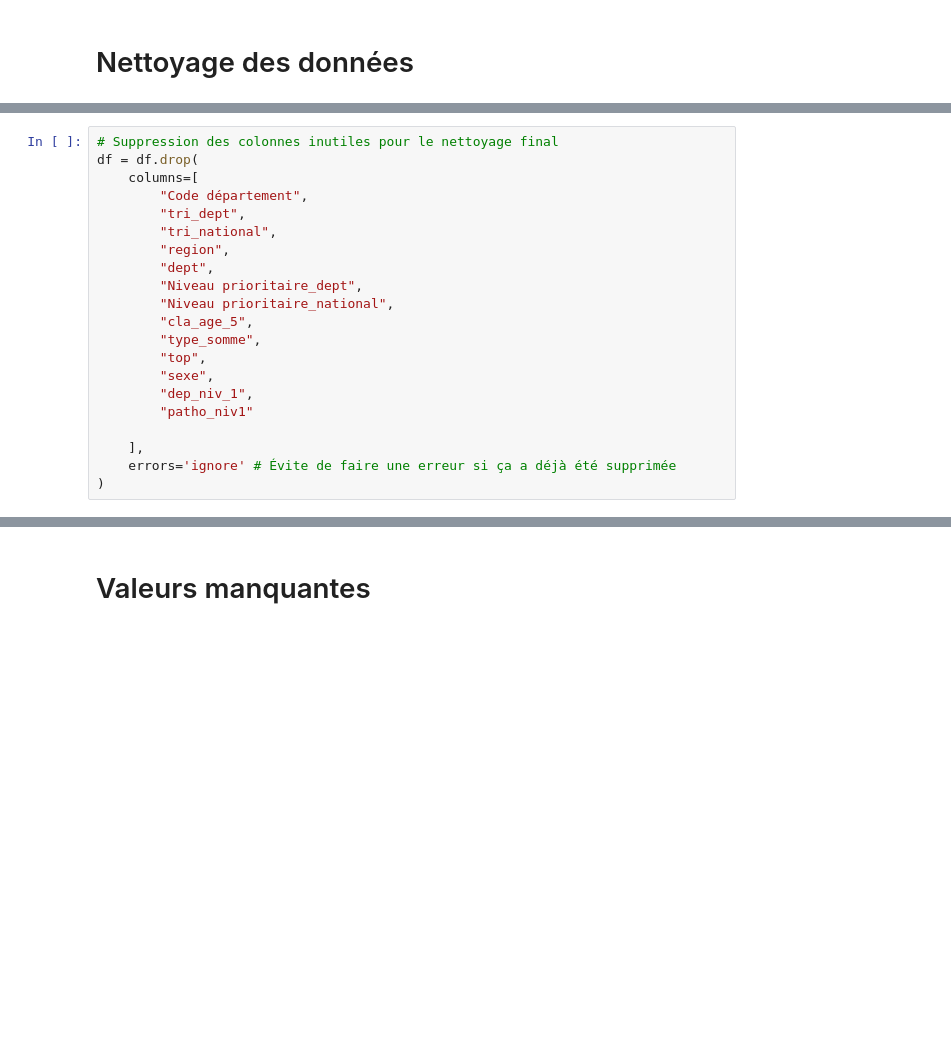
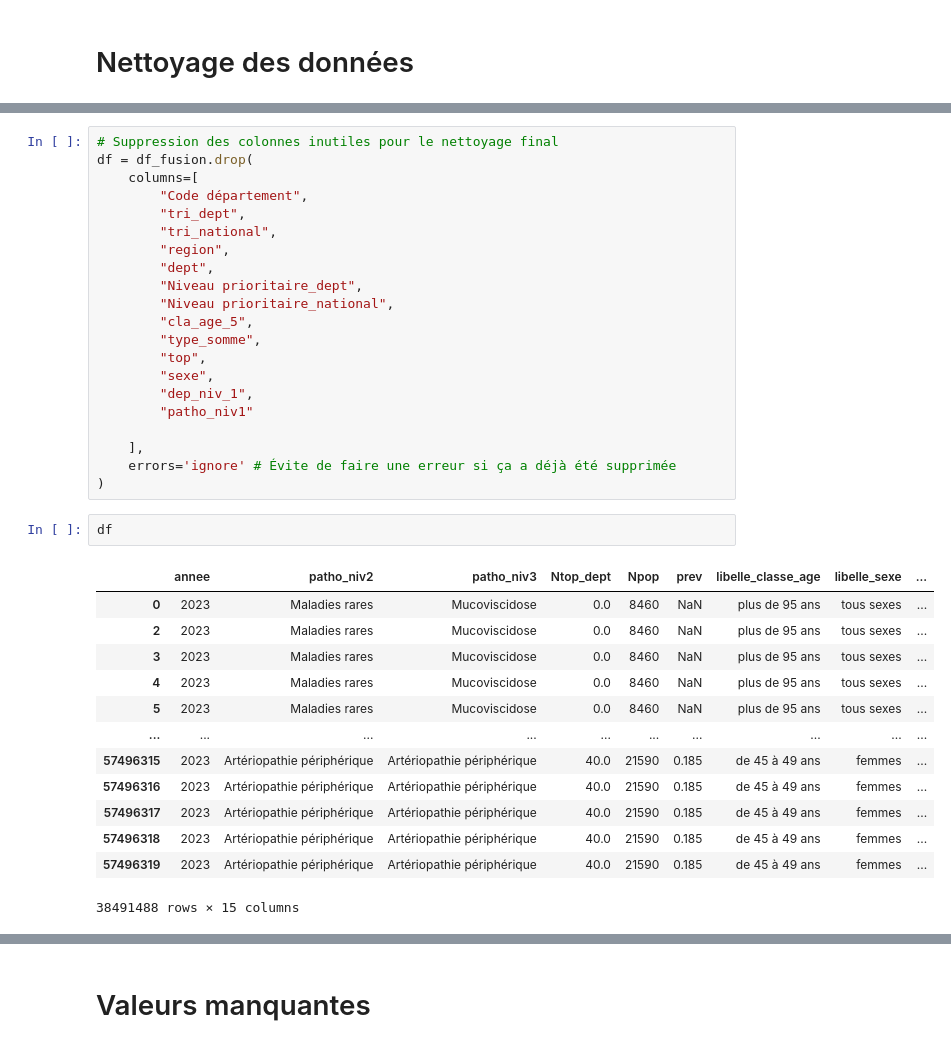
Before and after one commit to AissataProo/PROJET_MEYTE, a Jupyter notebook: notebooks/notebook.ipynb, the cells around one changed output, grey strips where cells are left out. Drawn from its saved outputs; the diff is of its cells as text; blank space fills up the shorter version.

```diff
--- a/notebooks/notebook.ipynb
+++ b/notebooks/notebook.ipynb
@@ -119,6 +104,6 @@ df_anomalies
 # %%
 # Suppression des colonnes inutiles pour le nettoyage final
-df = df.drop(
+df = df_fusion.drop(
     columns=[
         "Code département",
         "tri_dept",
@@ -137,3 +122,19 @@ df = df.drop(
     ],
     errors='ignore' # Évite de faire une erreur si ça a déjà été supprimée
 )
+# %%
+df
+# %% [output]
+|  | annee | patho_niv2 | patho_niv3 | Ntop_dept | Npop | prev | libelle_classe_age | libelle_sexe | ... |
+| 0 | 2023 | Maladies rares | Mucoviscidose | 0.0 | 8460 | NaN | plus de 95 ans | tous sexes | ... |
+| 2 | 2023 | Maladies rares | Mucoviscidose | 0.0 | 8460 | NaN | plus de 95 ans | tous sexes | ... |
+| 3 | 2023 | Maladies rares | Mucoviscidose | 0.0 | 8460 | NaN | plus de 95 ans | tous sexes | ... |
+| 4 | 2023 | Maladies rares | Mucoviscidose | 0.0 | 8460 | NaN | plus de 95 ans | tous sexes | ... |
+| 5 | 2023 | Maladies rares | Mucoviscidose | 0.0 | 8460 | NaN | plus de 95 ans | tous sexes | ... |
+| ... | ... | ... | ... | ... | ... | ... | ... | ... | ... |
+| 57496315 | 2023 | Artériopathie périphérique | Artériopathie périphérique | 40.0 | 21590 | 0.185 | de 45 à 49 ans | femmes | ... |
+| 57496316 | 2023 | Artériopathie périphérique | Artériopathie périphérique | 40.0 | 21590 | 0.185 | de 45 à 49 ans | femmes | ... |
+| 57496317 | 2023 | Artériopathie périphérique | Artériopathie périphérique | 40.0 | 21590 | 0.185 | de 45 à 49 ans | femmes | ... |
+| 57496318 | 2023 | Artériopathie périphérique | Artériopathie périphérique | 40.0 | 21590 | 0.185 | de 45 à 49 ans | femmes | ... |
+| 57496319 | 2023 | Artériopathie périphérique | Artériopathie périphérique | 40.0 | 21590 | 0.185 | de 45 à 49 ans | femmes | ... |
+38491488 rows × 15 columns
```
Also changed, not shown: parts of 14 cells of this notebook.
